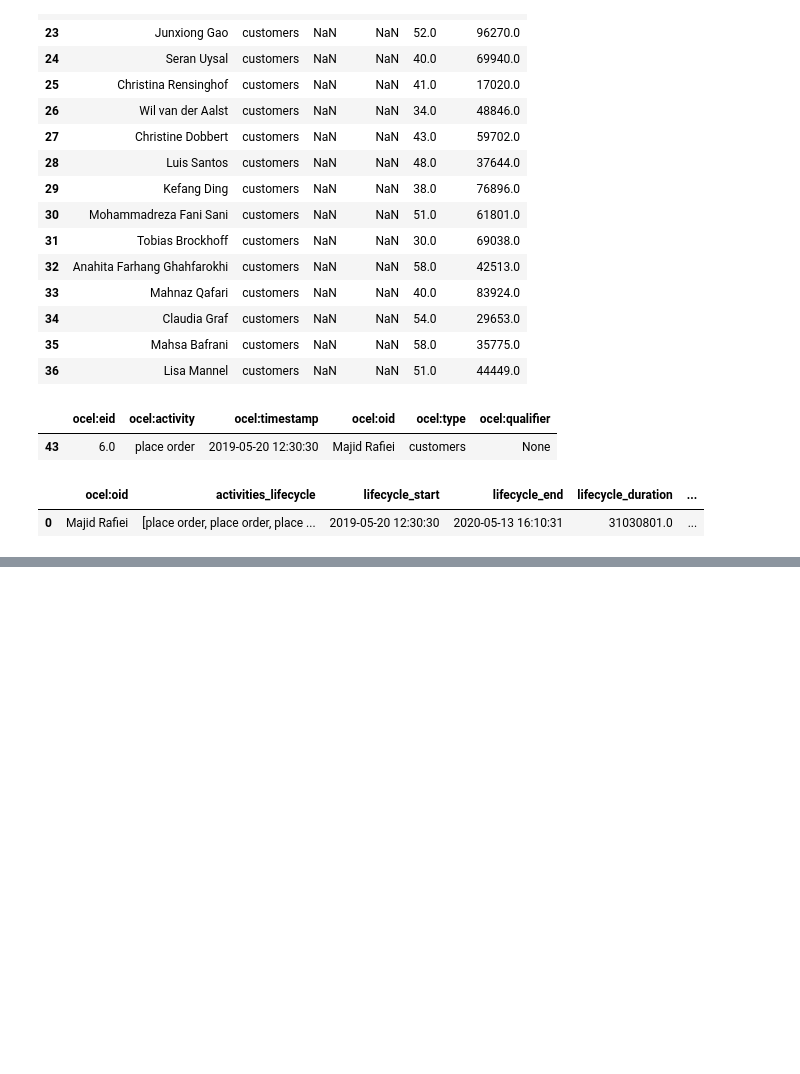
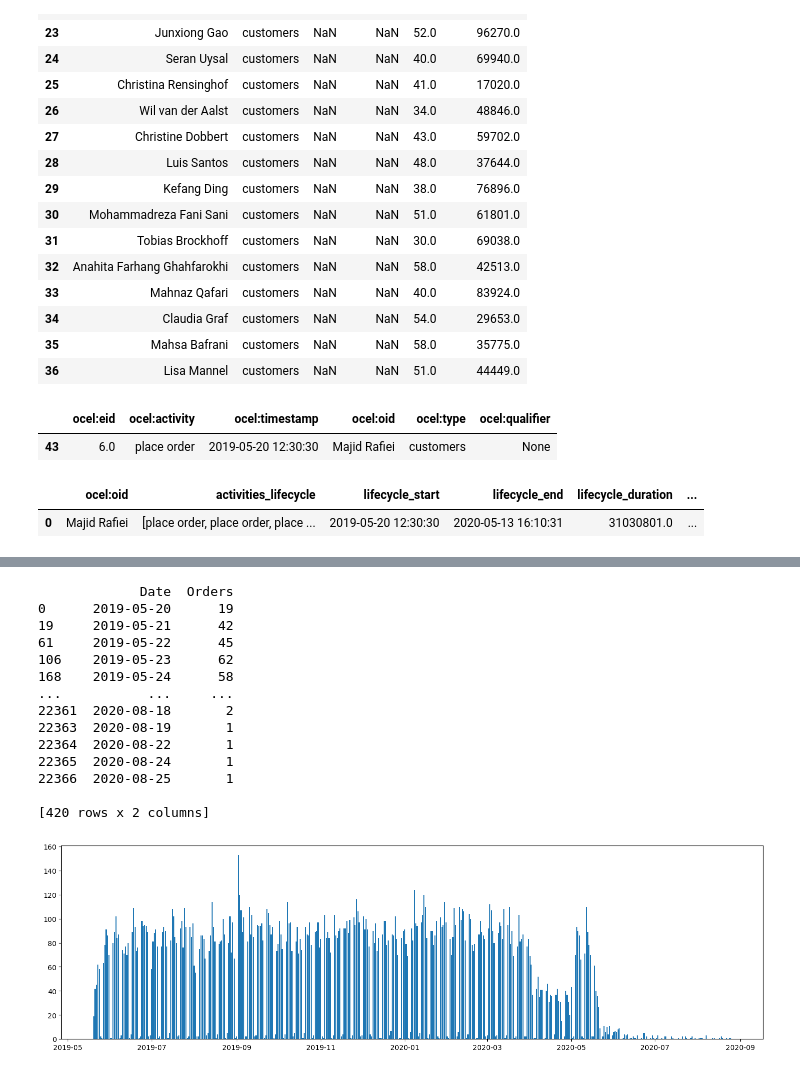
Before and after one commit to wojciechzyla/projekt-mb, a Jupyter notebook: testy.ipynb, the cells around one changed output, grey strips where cells are left out. Saved outputs shown, nothing was run; the diff lists cells and outputs as text; code cells hidden in the pictures; blank space fills up the shorter version.

Commit message:
new widgets added, orders according to date

```diff
--- a/testy.ipynb
+++ b/testy.ipynb
@@ -93,0 +80,7 @@ ocel.relations[ocel.relations["ocel:eid"]=="6.0"]
+# %%
+import pm4py
+log_path = "logs/running-example.jsonocel"
+ocel = pm4py.read_ocel_json(log_path)
+ocel2 = pm4py.filtering.filter_ocel_event_attribute(ocel, "ocel:eid", ["1.0"])
+ocel2 = pm4py.filtering.filter_ocel_object_attribute(ocel2, "ocel:type", ["customers"])
+ocel2.relations
@@ -93,0 +329,36 @@ ocel.relations[ocel.relations["ocel:eid"]=="6.0"]
+# %%
+import matplotlib.pyplot as plt
+ocel_ = ocel
+ocel_.get_extended_table().head()
+df = ocel.get_extended_table()
+df[(df['ocel:activity'] == 'place order')]
+# df["ocel:timestamp"] = pd.Timestamp(df["ocel:timestamp"][0])
+# print(pd.Timestamp(df["ocel:timestamp"][0], hour=None, minute=None, second=None))
+df["ocel:timestamp"] = pd.to_datetime(df["ocel:timestamp"])
+df["ocel:timestamp"] = df["ocel:timestamp"].dt.date
+
+df_data_orders = pd.DataFrame()
+df_data_orders["Date"] = df["ocel:timestamp"].drop_duplicates()
+df_data_orders["Orders"] = df["ocel:timestamp"].map(df.groupby("ocel:timestamp").size())
+
+print(df_data_orders)
+
+f, ax = plt.subplots(figsize=(18,5))
+plt.bar(df_data_orders["Date"], df_data_orders["Orders"])
+plt.show()
+# %% [output]
+             Date  Orders
+0      2019-05-20      19
+19     2019-05-21      42
+61     2019-05-22      45
+106    2019-05-23      62
+168    2019-05-24      58
+...           ...     ...
+22361  2020-08-18       2
+22363  2020-08-19       1
+22364  2020-08-22       1
+22365  2020-08-24       1
+22366  2020-08-25       1
+
+[420 rows x 2 columns]
+[figure, added]
```
Also changed, not shown: parts of 19 cells of this notebook, 4 other files.
